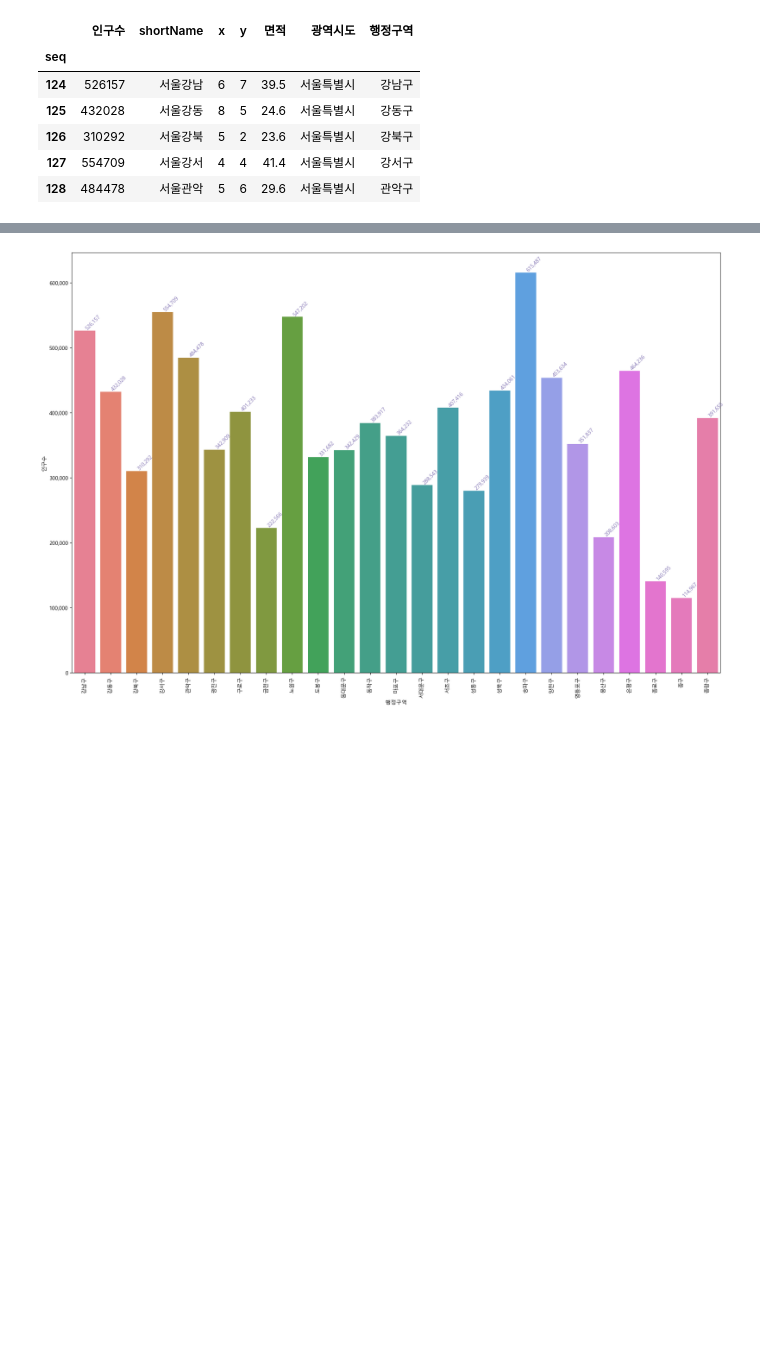
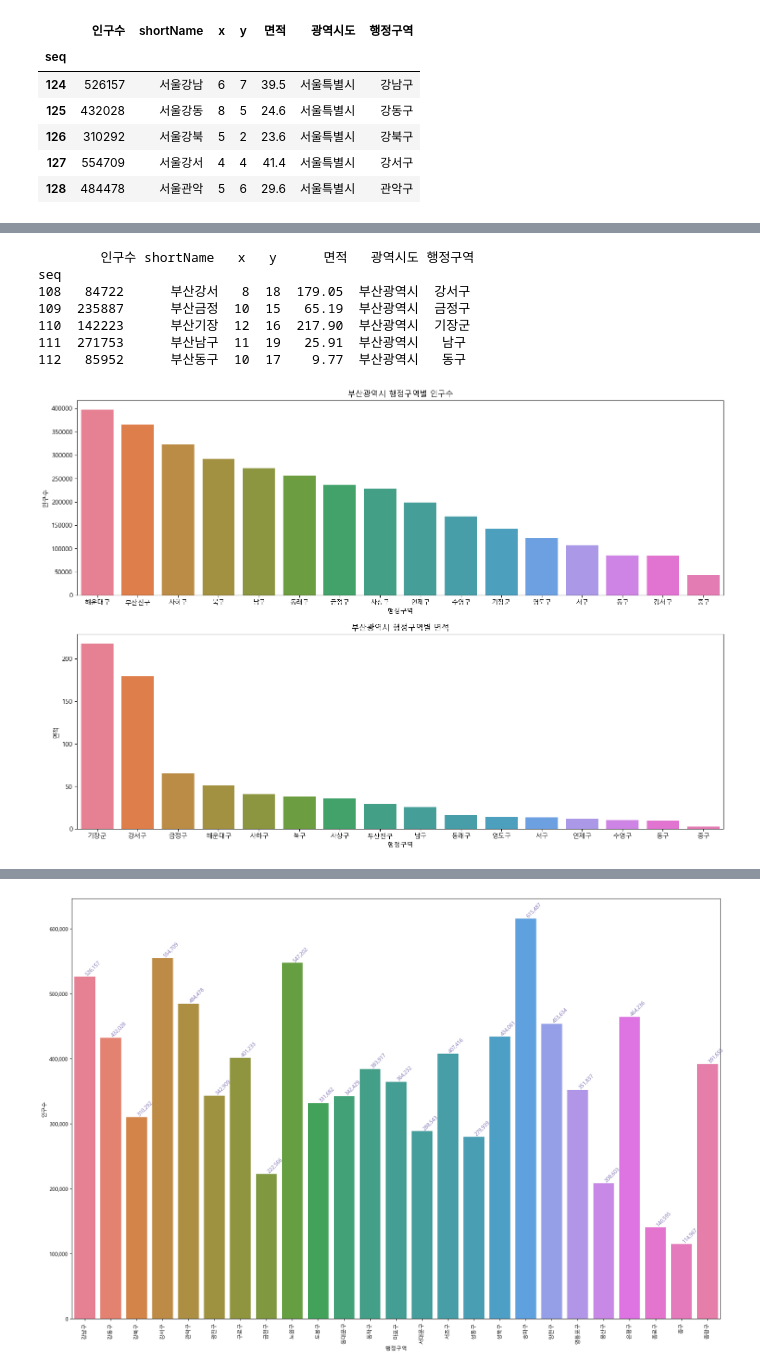
Before and after one commit to Daviswhistle/Python_Webscrapping_Analysis, a Jupyter notebook: 03-1.행정구역정보_분석과시각화.ipynb, the cells around one changed output, grey strips where cells are left out. Cells and saved outputs as stored; diff of their text form; code cells hidden in the pictures; blank space fills up the shorter version.

```diff
--- a/03-1.행정구역정보_분석과시각화.ipynb
+++ b/03-1.행정구역정보_분석과시각화.ipynb
@@ -650,0 +652,22 @@ sns.barplot(data=seoul_df, x="행정구역", y="인구수", ax=axes1, hue="행
+# %%
+def show_pop_area(sido_name):
+    sido_df = data.loc[data['광역시도'] == sido_name]
+    print(sido_df.head())
+    figure, (axes1, axes2) = plt.subplots(nrows=2, ncols=1)
+    figure.set_size_inches(18, 12)
+
+    pop_plot = sns.barplot(data=sido_df.sort_values(by="인구수", ascending=False), x="행정구역", y="인구수", ax=axes1, hue="행정구역")
+    pop_plot.set_title(f'{sido_name} 행정구역별 인구수')
+    area_plot = sns.barplot(data=sido_df.sort_values(by="면적", ascending=False), x="행정구역", y="면적", ax=axes2, hue="행정구역")
+    area_plot.set_title(f'{sido_name} 행정구역별 면적')
+# %%
+show_pop_area('부산광역시')
+# %% [output]
+        인구수 shortName   x   y      면적   광역시도 행정구역
+seq
+108   84722      부산강서   8  18  179.05  부산광역시  강서구
+109  235887      부산금정  10  15   65.19  부산광역시  금정구
+110  142223      부산기장  12  16  217.90  부산광역시  기장군
+111  271753      부산남구  11  19   25.91  부산광역시   남구
+112   85952      부산동구  10  17    9.77  부산광역시   동구
+[figure, added]
```
Also changed, not shown: parts of 5 cells of this notebook, 2 other files.
